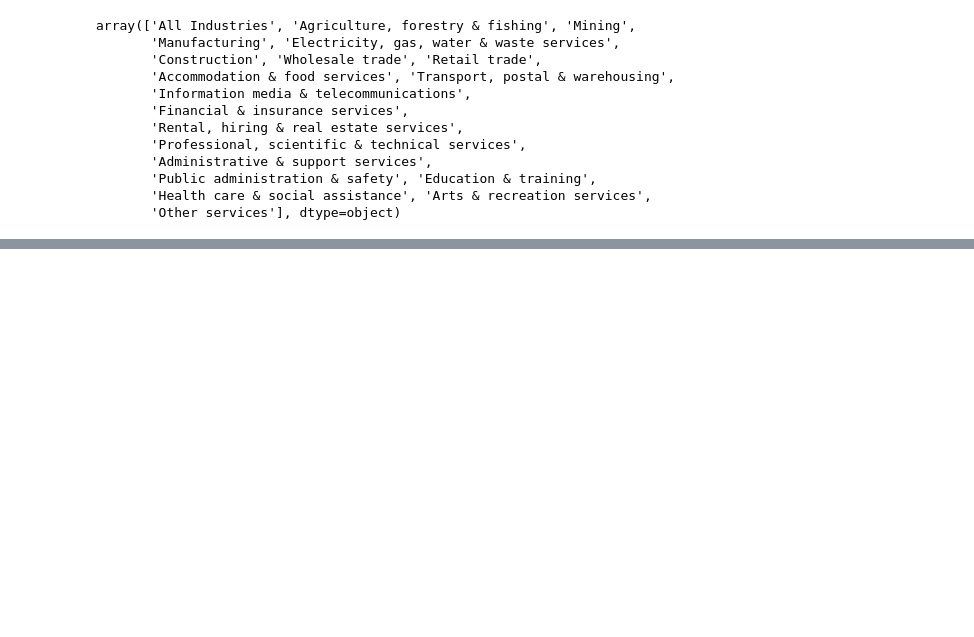
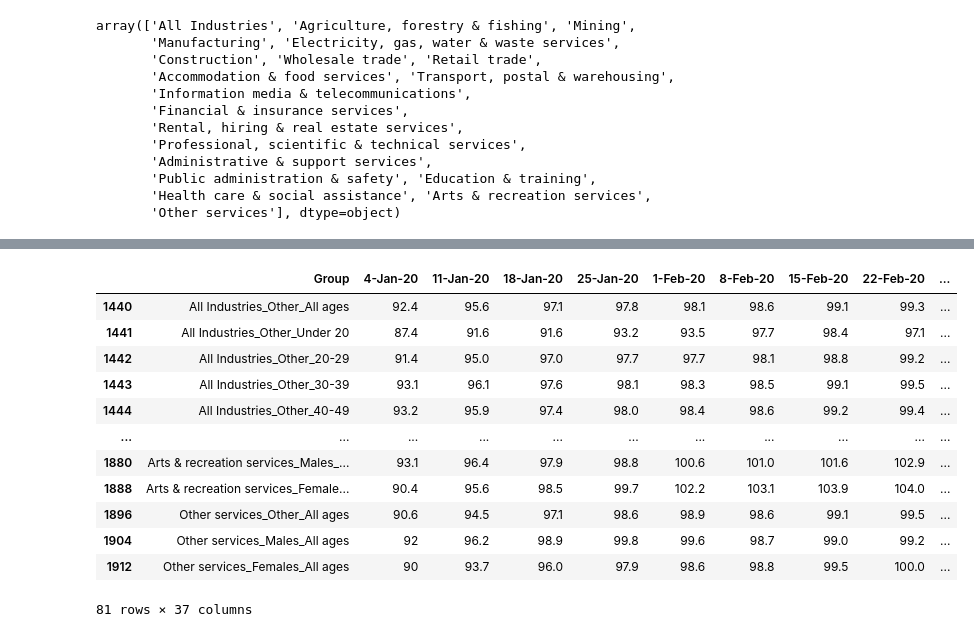
Before and after one commit to ali-beer/covid_payroll_project, a Jupyter notebook: dee/vic_payroll.ipynb, the cells around one changed output, grey strips where cells are left out. Cells and saved outputs as stored; diff of their text form; code cells hidden in the pictures; blank space fills up the shorter version.

```diff
--- a/dee/vic_payroll.ipynb
+++ b/dee/vic_payroll.ipynb
@@ -332,0 +164,3 @@ male
+# %%
+# Combining industry division, gender and age group into a single group column
+vic_australia_df["Group"] = vic_australia_df["Industry division"] + "_" + vic_australia_df["Sex"] + "_" + vic_australia_df["Age group"]
@@ -332,0 +173,3 @@ male
+# %%
+# Replacing the age group with combined groups
+vic_australia_df["Age group"] = vic_australia_df["Group"]
@@ -332,0 +223,21 @@ male
+# %%
+# Renaming combined column into groups
+vic_australia_df = vic_australia_df.rename(columns={
+    "Age group":"Group"
+})
+# %%
+vic_australia_df
+# %% [output]
+|  | Group | 4-Jan-20 | 11-Jan-20 | 18-Jan-20 | 25-Jan-20 | 1-Feb-20 | 8-Feb-20 | 15-Feb-20 | 22-Feb-20 | ... |
+| 1440 | All Industries_Other_All ages | 92.4 | 95.6 | 97.1 | 97.8 | 98.1 | 98.6 | 99.1 | 99.3 | ... |
+| 1441 | All Industries_Other_Under 20 | 87.4 | 91.6 | 91.6 | 93.2 | 93.5 | 97.7 | 98.4 | 97.1 | ... |
+| 1442 | All Industries_Other_20-29 | 91.4 | 95.0 | 97.0 | 97.7 | 97.7 | 98.1 | 98.8 | 99.2 | ... |
+| 1443 | All Industries_Other_30-39 | 93.1 | 96.1 | 97.6 | 98.1 | 98.3 | 98.5 | 99.1 | 99.5 | ... |
+| 1444 | All Industries_Other_40-49 | 93.2 | 95.9 | 97.4 | 98.0 | 98.4 | 98.6 | 99.2 | 99.4 | ... |
+| ... | ... | ... | ... | ... | ... | ... | ... | ... | ... | ... |
+| 1880 | Arts & recreation services_Males_... | 93.1 | 96.4 | 97.9 | 98.8 | 100.6 | 101.0 | 101.6 | 102.9 | ... |
+| 1888 | Arts & recreation services_Female... | 90.4 | 95.6 | 98.5 | 99.7 | 102.2 | 103.1 | 103.9 | 104.0 | ... |
+| 1896 | Other services_Other_All ages | 90.6 | 94.5 | 97.1 | 98.6 | 98.9 | 98.6 | 99.1 | 99.5 | ... |
+| 1904 | Other services_Males_All ages | 92 | 96.2 | 98.9 | 99.8 | 99.6 | 98.7 | 99.0 | 99.2 | ... |
+| 1912 | Other services_Females_All ages | 90 | 93.7 | 96.0 | 97.9 | 98.6 | 98.8 | 99.5 | 100.0 | ... |
+81 rows × 37 columns
```
Also changed, not shown: parts of 44 cells of this notebook, 5 other files.
